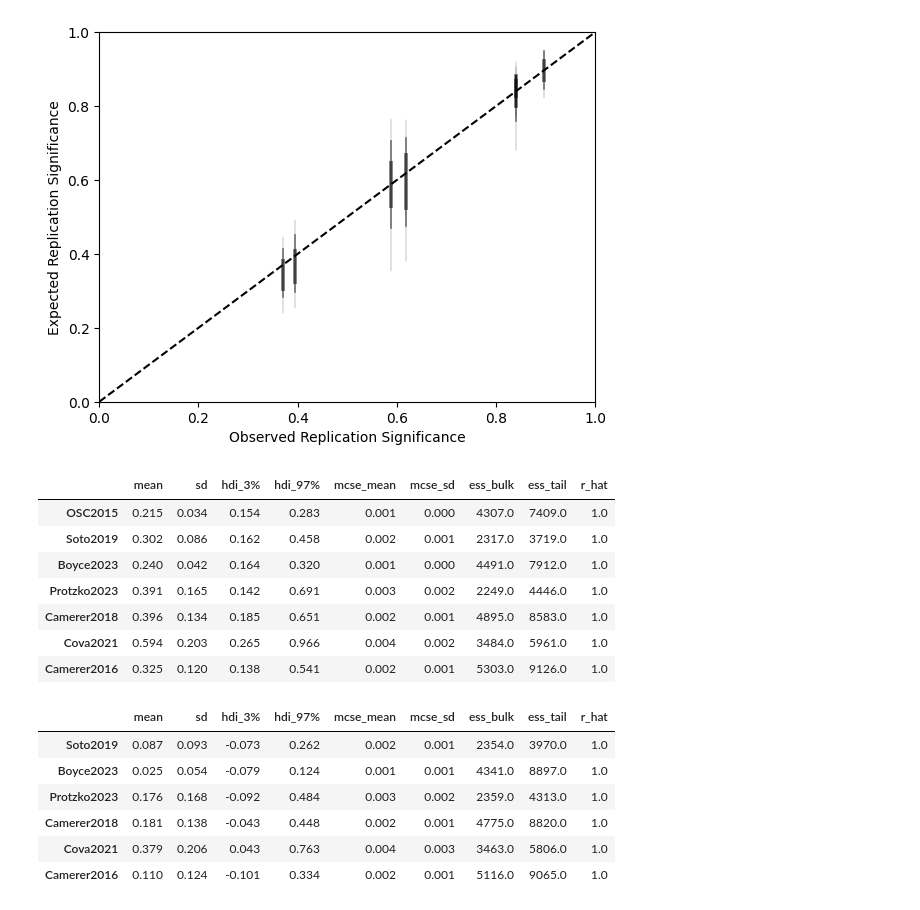
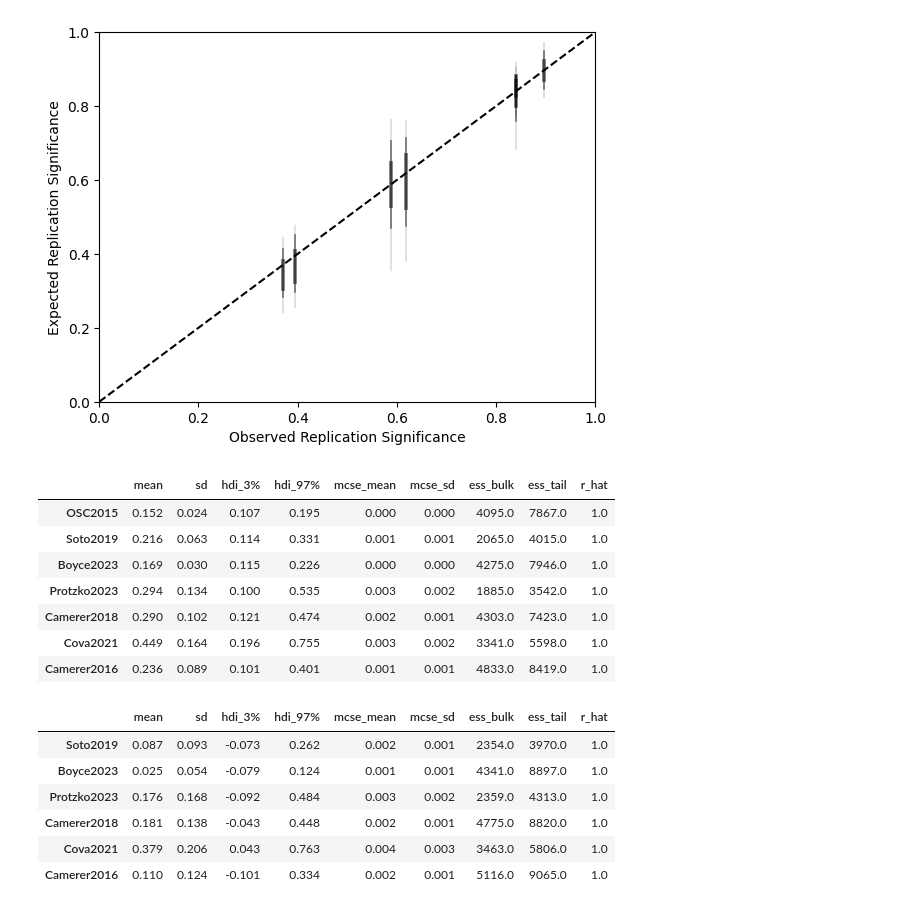
Before and after one commit to josephbb/FalsePositivesReplicationCrisis, a Jupyter notebook: RepEfforts.ipynb, the cells around one changed output. Cells and saved outputs as stored; diff of their text form; code cells hidden in the pictures.

```diff
--- a/RepEfforts.ipynb
+++ b/RepEfforts.ipynb
@@ -19,7 +19,7 @@ import os
 %autosave 20
 
 
-
+fit_ensemble = False
 print('Creating output directories')
 for directory in ["./output/", "./output/figures/", "./output/tables", "output/results", "output/generated", "output/tables"]:
     if not os.path.exists(directory):
@@ -346,7 +346,7 @@ with pm.Model(coords=coords) as rep_efort_model:
     var = pm.HalfNormal("var", sigma=var_bar, dims="paper")
     d_mu = pm.HalfNormal("d_mu", var[p_idx] * pm.math.sqrt(np.pi / 2), shape=len(df))
 
-    rv = pm.Normal.dist(d_mu / pm.sqrt(4/pm.math.sqrt(N_rep)), 1)
+    rv = pm.Normal.dist(d_mu * pm.math.sqrt(N_rep), 1)
     theta = pm.Deterministic("theta", 0.99999 * (1 - pm.math.exp(pm.logcdf(rv, value))))
     y = pm.Bernoulli("y", theta, observed=sig)
 # %% [markdown]
@@ -631,24 +609,26 @@ plt.savefig("./output/figures/RepEffortObservedVsExpected.png")
 # %% [output]
 [figure]
 # %%
-temp = idata_rep_effort.posterior['var'] * np.sqrt(2/np.pi)
+temp = idata_rep_effort.posterior['var']* np.sqrt(2/np.pi)
+
+temp = temp
 
 #select not OSC2015
 summary_table = az.summary(temp)
 summary_table.index = [item[4:-1] for item in summary_table.index]
 
 summary_table.to_latex('./output/tables/avgEffectTotal.tex',float_format="%.2f")
 
 summary_table
 # %% [output]
 |  | mean | sd | hdi_3% | hdi_97% | mcse_mean | mcse_sd | ess_bulk | ess_tail | r_hat |
-| OSC2015 | 0.215 | 0.034 | 0.154 | 0.283 | 0.001 | 0.000 | 4307.0 | 7409.0 | 1.0 |
-| Soto2019 | 0.302 | 0.086 | 0.162 | 0.458 | 0.002 | 0.001 | 2317.0 | 3719.0 | 1.0 |
-| Boyce2023 | 0.240 | 0.042 | 0.164 | 0.320 | 0.001 | 0.000 | 4491.0 | 7912.0 | 1.0 |
-| Protzko2023 | 0.391 | 0.165 | 0.142 | 0.691 | 0.003 | 0.002 | 2249.0 | 4446.0 | 1.0 |
-| Camerer2018 | 0.396 | 0.134 | 0.185 | 0.651 | 0.002 | 0.001 | 4895.0 | 8583.0 | 1.0 |
-| Cova2021 | 0.594 | 0.203 | 0.265 | 0.966 | 0.004 | 0.002 | 3484.0 | 5961.0 | 1.0 |
-| Camerer2016 | 0.325 | 0.120 | 0.138 | 0.541 | 0.002 | 0.001 | 5303.0 | 9126.0 | 1.0 |
+| OSC2015 | 0.152 | 0.024 | 0.107 | 0.195 | 0.000 | 0.000 | 4095.0 | 7867.0 | 1.0 |
+| Soto2019 | 0.216 | 0.063 | 0.114 | 0.331 | 0.001 | 0.001 | 2065.0 | 4015.0 | 1.0 |
+| Boyce2023 | 0.169 | 0.030 | 0.115 | 0.226 | 0.000 | 0.000 | 4275.0 | 7946.0 | 1.0 |
+| Protzko2023 | 0.294 | 0.134 | 0.100 | 0.535 | 0.003 | 0.002 | 1885.0 | 3542.0 | 1.0 |
+| Camerer2018 | 0.290 | 0.102 | 0.121 | 0.474 | 0.002 | 0.001 | 4303.0 | 7423.0 | 1.0 |
+| Cova2021 | 0.449 | 0.164 | 0.196 | 0.755 | 0.003 | 0.002 | 3341.0 | 5598.0 | 1.0 |
+| Camerer2016 | 0.236 | 0.089 | 0.101 | 0.401 | 0.001 | 0.001 | 4833.0 | 8419.0 | 1.0 |
 # %%
 temp = idata_rep_effort.posterior['var'] * np.sqrt(2/np.pi)
 
```
Also changed, not shown: parts of 7 cells of this notebook, 2 other files.
